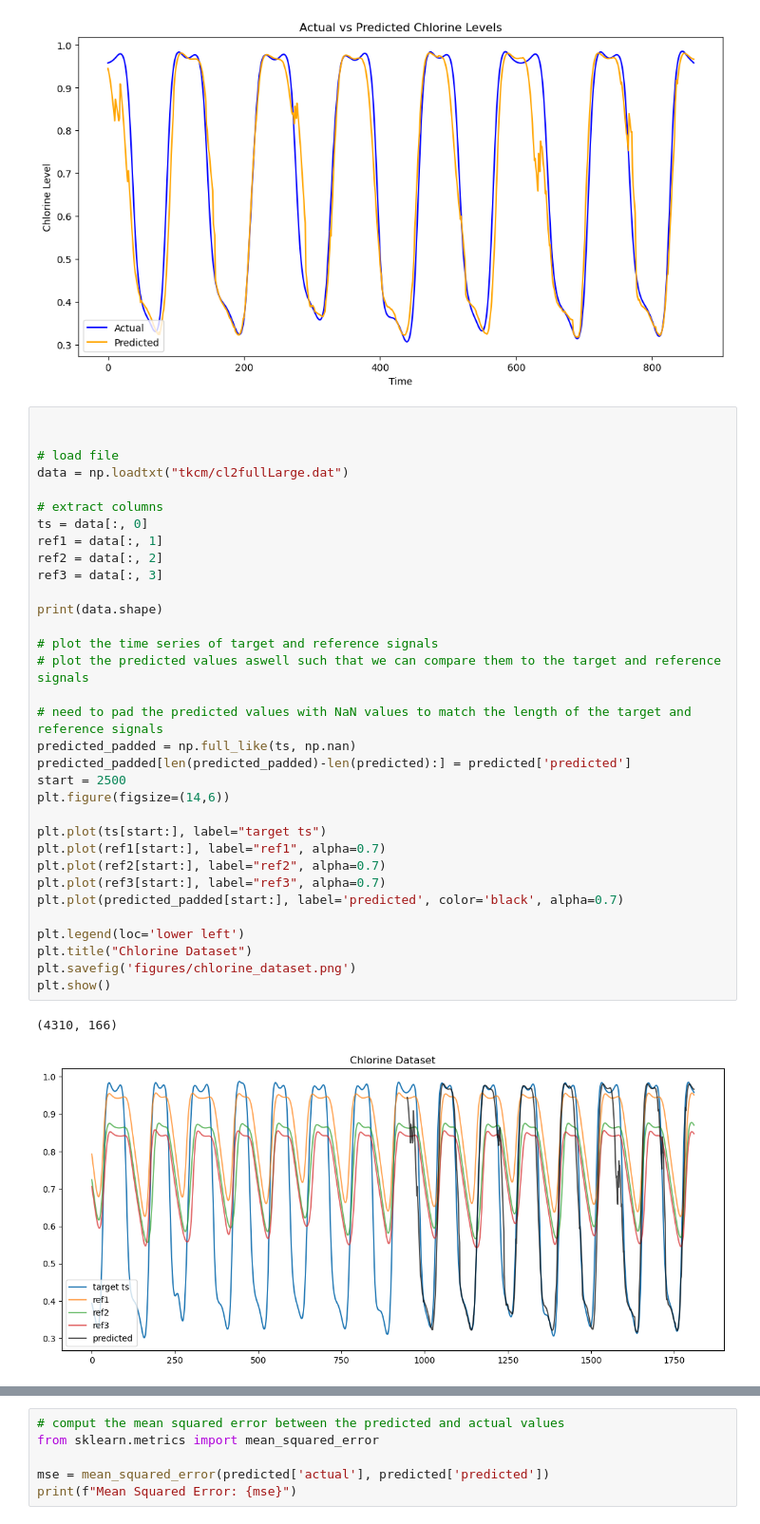
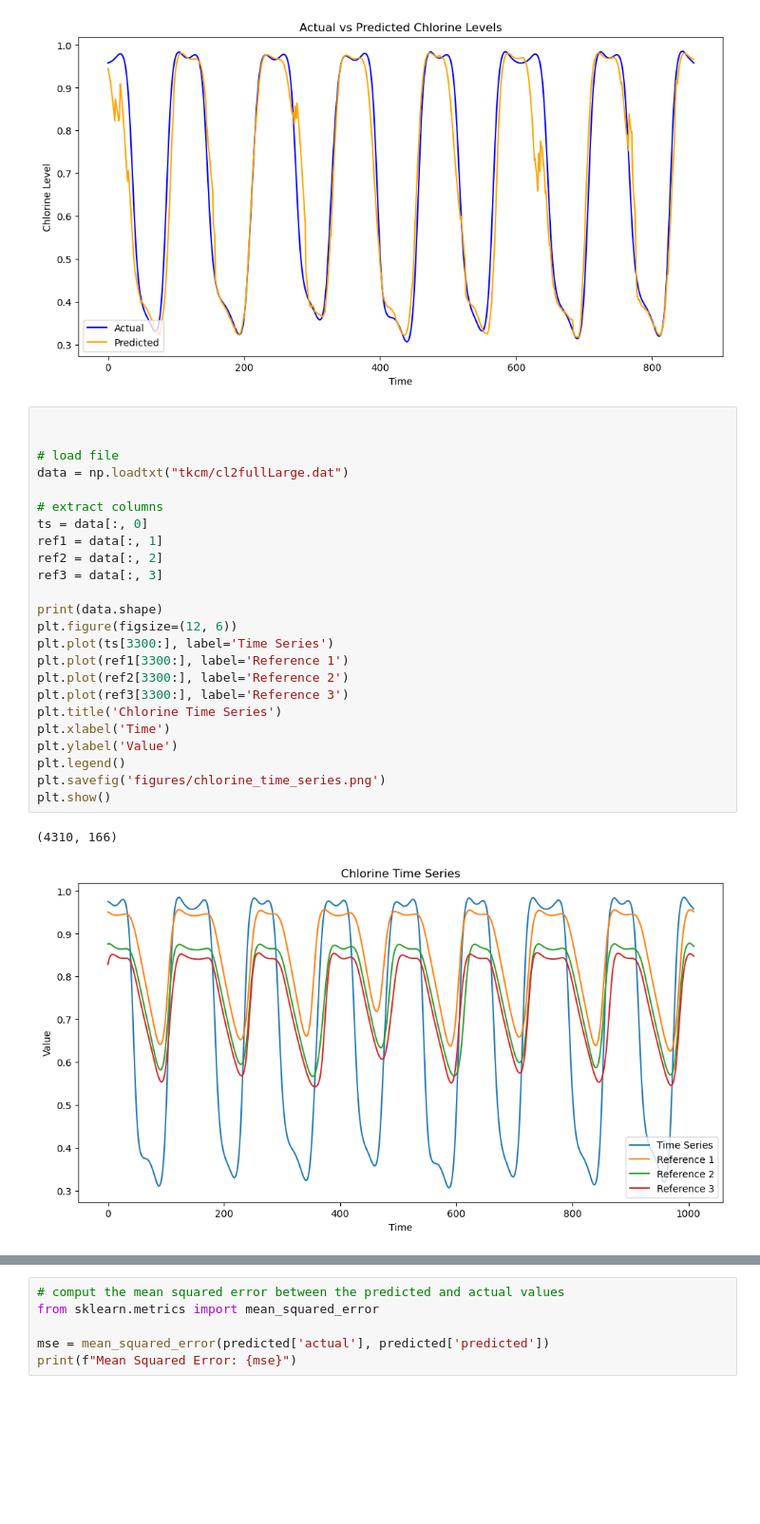
Before and after one commit to EddieFreitag/TSA_Project, a Jupyter notebook: analysis.ipynb, the cells around one changed output, grey strips where cells are left out. Shown at 95% size. Cells and saved outputs as stored; diff of their text form; blank space fills up the shorter version.

```diff
--- a/analysis.ipynb
+++ b/analysis.ipynb
@@ -33,36 +33,27 @@ plt.show()
 # %%
 
 
 # load file
 data = np.loadtxt("tkcm/cl2fullLarge.dat")
 
 # extract columns
 ts = data[:, 0]
 ref1 = data[:, 1]
 ref2 = data[:, 2]
 ref3 = data[:, 3]
 
 print(data.shape)
-
-# plot the time series of target and reference signals
-# plot the predicted values aswell such that we can compare them to the target and reference signals
-
-# need to pad the predicted values with NaN values to match the length of the target and reference signals
-predicted_padded = np.full_like(ts, np.nan)
-predicted_padded[len(predicted_padded)-len(predicted):] = predicted['predicted']
-start = 2500
-plt.figure(figsize=(14,6))
-
-plt.plot(ts[start:], label="target ts")
-plt.plot(ref1[start:], label="ref1", alpha=0.7)
-plt.plot(ref2[start:], label="ref2", alpha=0.7)
-plt.plot(ref3[start:], label="ref3", alpha=0.7)
-plt.plot(predicted_padded[start:], label='predicted', color='black', alpha=0.7)
-
-plt.legend(loc='lower left')
-plt.title("Chlorine Dataset")
-plt.savefig('figures/chlorine_dataset.png')
+plt.figure(figsize=(12, 6))
+plt.plot(ts[3300:], label='Time Series')
+plt.plot(ref1[3300:], label='Reference 1')
+plt.plot(ref2[3300:], label='Reference 2')
+plt.plot(ref3[3300:], label='Reference 3')
+plt.title('Chlorine Time Series')
+plt.xlabel('Time')
+plt.ylabel('Value')
+plt.legend()
+plt.savefig('figures/chlorine_time_series.png')
 plt.show()
 # %% [output]
 (4310, 166)
-[figure, old version]
+[figure, new version]
```
Also changed, not shown: parts of 3 cells of this notebook, 19 other files.
